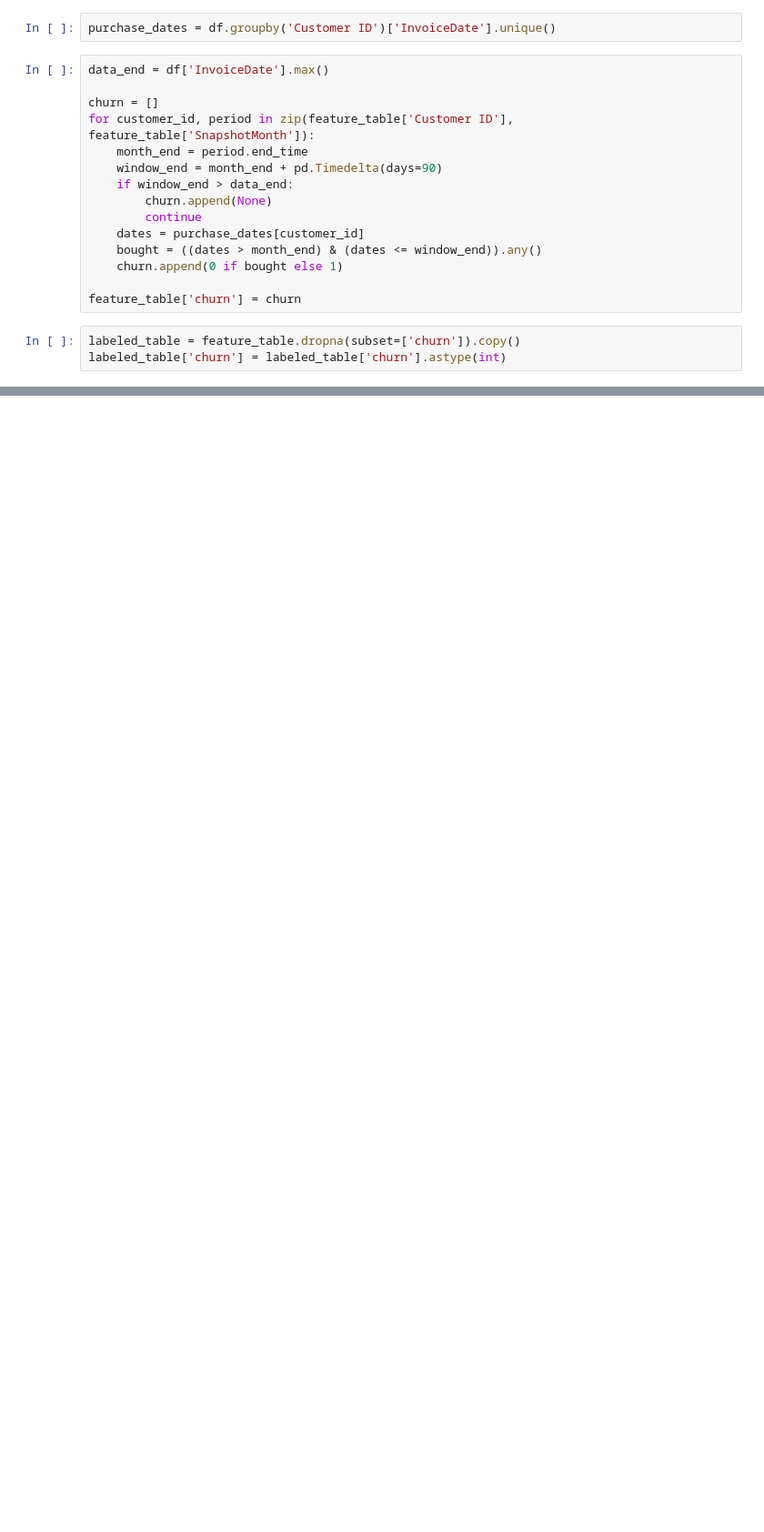
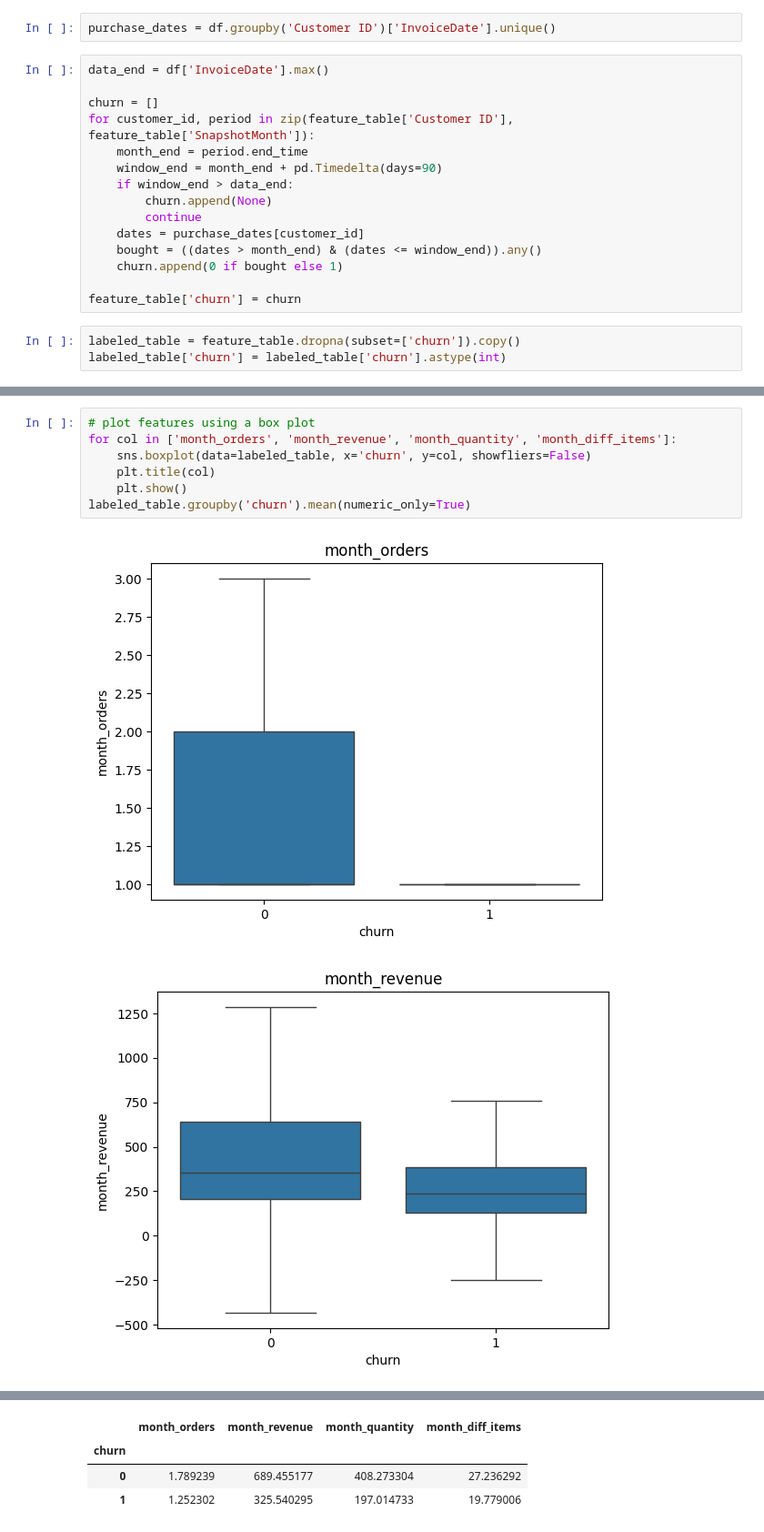
Before and after one commit to Break-Through-Tech/Amazon-1A-discovering-customer-lifecycle-states-and-behavioral-drift-for-early-churn-detection, a Jupyter notebook: notebooks/EDA.ipynb, the cells around one changed output, grey strips where cells are left out. Shown at 91% size. Saved outputs shown, nothing was run; the diff lists cells and outputs as text; blank space fills up the shorter version.

```diff
--- a/notebooks/EDA.ipynb
+++ b/notebooks/EDA.ipynb
@@ -150,0 +248,10 @@ labeled_table['churn'] = labeled_table['churn'].astype(int)
+# %%
+# plot features using a box plot
+for col in ['month_orders', 'month_revenue', 'month_quantity', 'month_diff_items']:
+    sns.boxplot(data=labeled_table, x='churn', y=col, showfliers=False)
+    plt.title(col)
+    plt.show()
+labeled_table.groupby('churn').mean(numeric_only=True)
+# %% [output]
+[figure, added]
+[figure, added]
@@ -150,0 +260,4 @@ labeled_table['churn'] = labeled_table['churn'].astype(int)
+|  | month_orders | month_revenue | month_quantity | month_diff_items |
+| churn |  |  |  |  |
+| 0 | 1.789239 | 689.455177 | 408.273304 | 27.236292 |
+| 1 | 1.252302 | 325.540295 | 197.014733 | 19.779006 |
```
Also changed, not shown: parts of 25 cells of this notebook.
